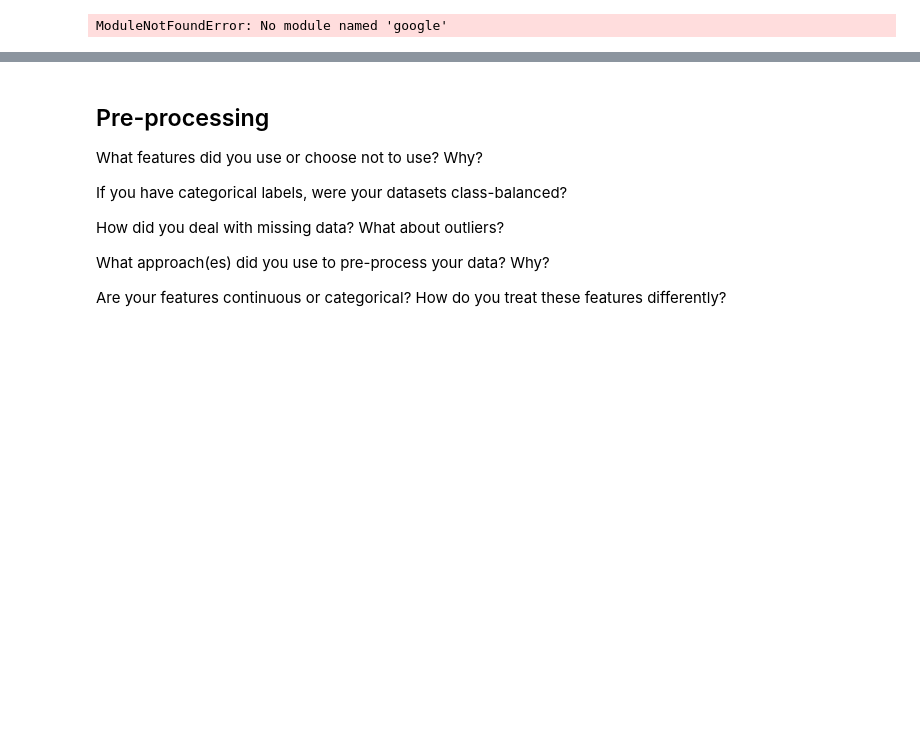
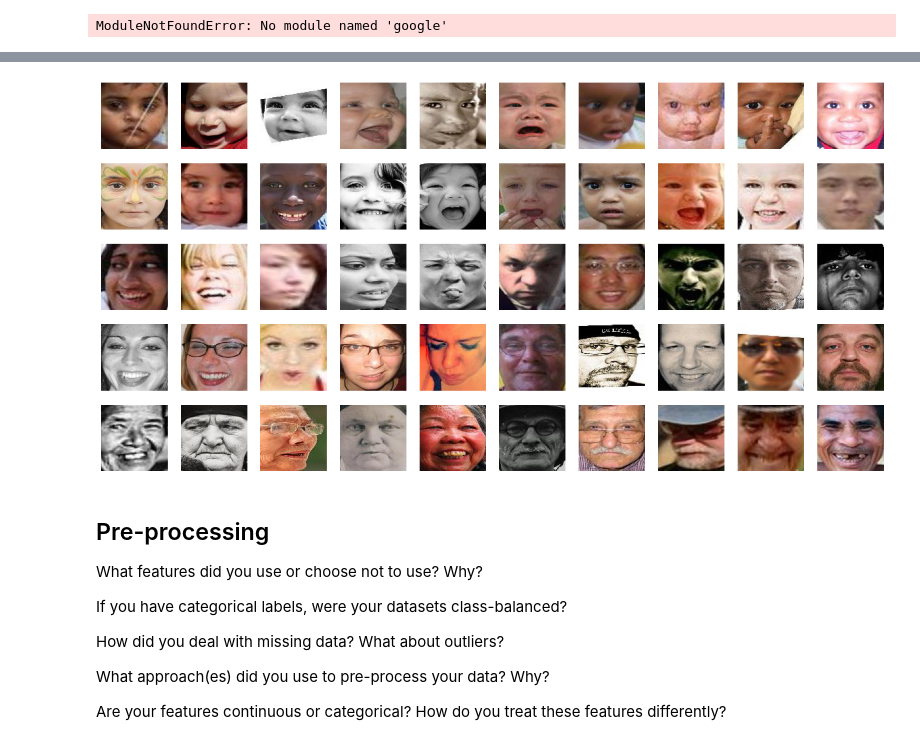
Before and after one commit to Lu-David/frowning-bias, a Jupyter notebook: Final_Project_Submission.ipynb, the cells around one changed output, grey strips where cells are left out. Saved outputs shown, nothing was run; the diff lists cells and outputs as text; code cells hidden in the pictures; blank space fills up the shorter version.

Commit message:
Add samples

```diff
--- a/Final_Project_Submission.ipynb
+++ b/Final_Project_Submission.ipynb
@@ -79,3 +167,21 @@ ModuleNotFoundError: No module named 'google'
+# %%
+from PIL import Image
+from numpy.random import RandomState
+
+# plot a few examples for every age group
+random_state = RandomState(0)
+num_show = 5
+fig, ax = plt.subplots(nrows=5, ncols=num_show*2, figsize=(num_show*2*2,5*2))
+for i in range(5):
+    for j in range(num_show*2):
+        img_path = df[df["Age"]==i][df["Gender"]==(j < num_show)].sample(1, random_state=random_state)["Path"].values[0]
+        img = Image.open(img_path)
+        ax[i,j].imshow(img)
+        # ax[i,j].set_title(img_path.split("/")[-1])
+        ax[i,j].axis("off")
+plt.show()
+# %% [output]
+[figure, added]
 # %% [markdown]
 ## Pre-processing
 
```
Also changed, not shown: parts of 4 cells of this notebook.
